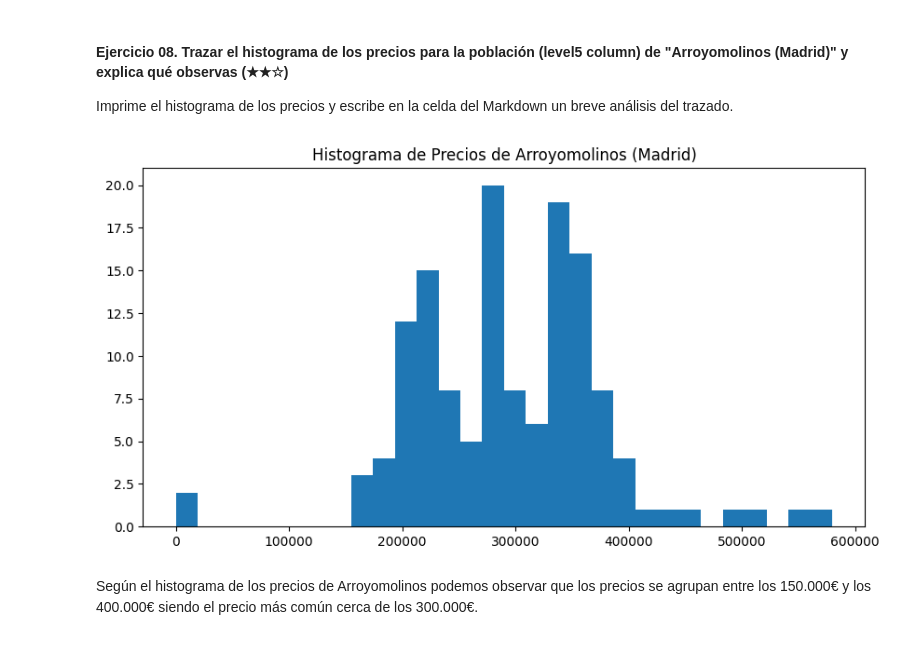
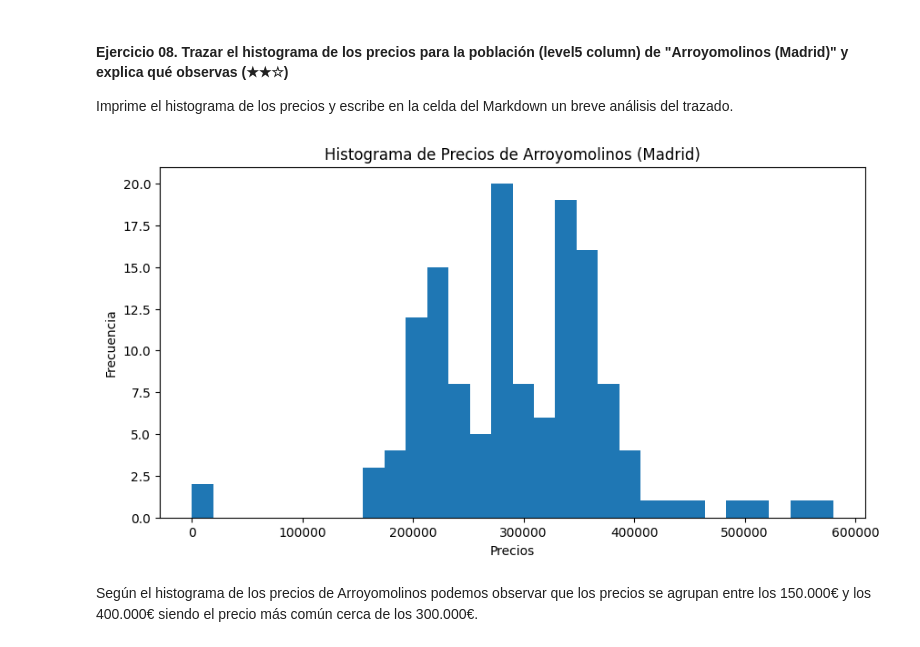
Before and after one commit to Uplyuz/realestate-datacleanup-exercise, a Jupyter notebook: project.es.ipynb, the cells around one changed output. Drawn from its saved outputs; the diff is of its cells as text; code cells hidden in the pictures.

```diff
--- a/project.es.ipynb
+++ b/project.es.ipynb
@@ -59,15 +72,15 @@ Imprime la dirección y el área de las casas seleccionadas. Por ejemplo:
 
 `La casa más pequeña está ubicada en Calle Mayor, Nº12 y su superficie es de 200 metros`
 # %%
-import pandas as pd
-
-ds = pd.read_csv('assets/real_estate.csv', sep=';')
 
 idMaxSurface=ds["surface"].idxmax()
 idMinSurface=ds["surface"].idxmin()
+
 biggestHouse=ds.loc[idMaxSurface]
 smallestHouse=ds.loc[idMinSurface]
 
+""""direccion = houseCheaper['address']"""
+
 print("La casa más grande está ubicada en",biggestHouse.address,"y tiene un total de",biggestHouse.surface,"metros")
 print("La casa más pequeña está ubicada en",smallestHouse.address,"y tiene un total de",smallestHouse.surface,"metros")
 # %% [output]
@@ -82,11 +95,9 @@ Imprime el nombre de las poblaciones separadas por coma. Por ejemplo:
 
 `population1, population2, population3, ...`
 # %%
-import pandas as pd
 
-ds=pd.read_csv('assets/real_estate.csv', sep=';')
 
-levels5=ds['level5']
+levels5=ds['level5'].unique()
 
 print(",".join(levels5))
 # %% [output]
@@ -96,9 +107,6 @@ Arganda del Rey,Fuenlabrada,Boadilla del Monte,Fuenlabrada,Arganda del Rey,Las R
 
 Imprima un booleano (`True` o `False`) seguido de la fila/columna que contiene el NAs.
 # %%
-import pandas as pd
-
-ds=pd.read_csv('assets/real_estate.csv', sep=';')
 
 print(ds.isna())
 # %% [output]
@@ -124,9 +132,6 @@ print(ds.isna())
 
 Imprima una comparación entre las dimensiones del DataFrame original versus el DataFrame después de las eliminaciones.
 # %%
-import pandas as pd
-
-ds=pd.read_csv('assets/real_estate.csv', sep=';')
 
 dsNotNA=ds.dropna()
 
@@ -155,19 +157,15 @@ print(mean)
 
 Imprime el histograma de los precios y escribe en la celda del Markdown un breve análisis del trazado.
 # %%
-import pandas as pd
-import matplotlib.pyplot as plt
-
-ds=pd.read_csv('assets/real_estate.csv', sep=';')
-
-dsfiltered=ds[ds["level5"]=="Arroyomolinos (Madrid)"]
 
 plt.figure(figsize = (10, 5))
 plt.hist(dsfiltered["price"], bins = 30)
 plt.title("Histograma de Precios de Arroyomolinos (Madrid)")
+plt.xlabel("Precios")
+plt.ylabel("Frecuencia")
 plt.show()
 # %% [output]
-[figure, old version]
+[figure, new version]
 # %% [markdown]
 Según el histograma de los precios de Arroyomolinos podemos observar que los precios se agrupan entre los 150.000€ y los 400.000€ siendo el precio más común cerca de los 300.000€.
 # %% [markdown]
```
Also changed, not shown: parts of 21 cells of this notebook.
